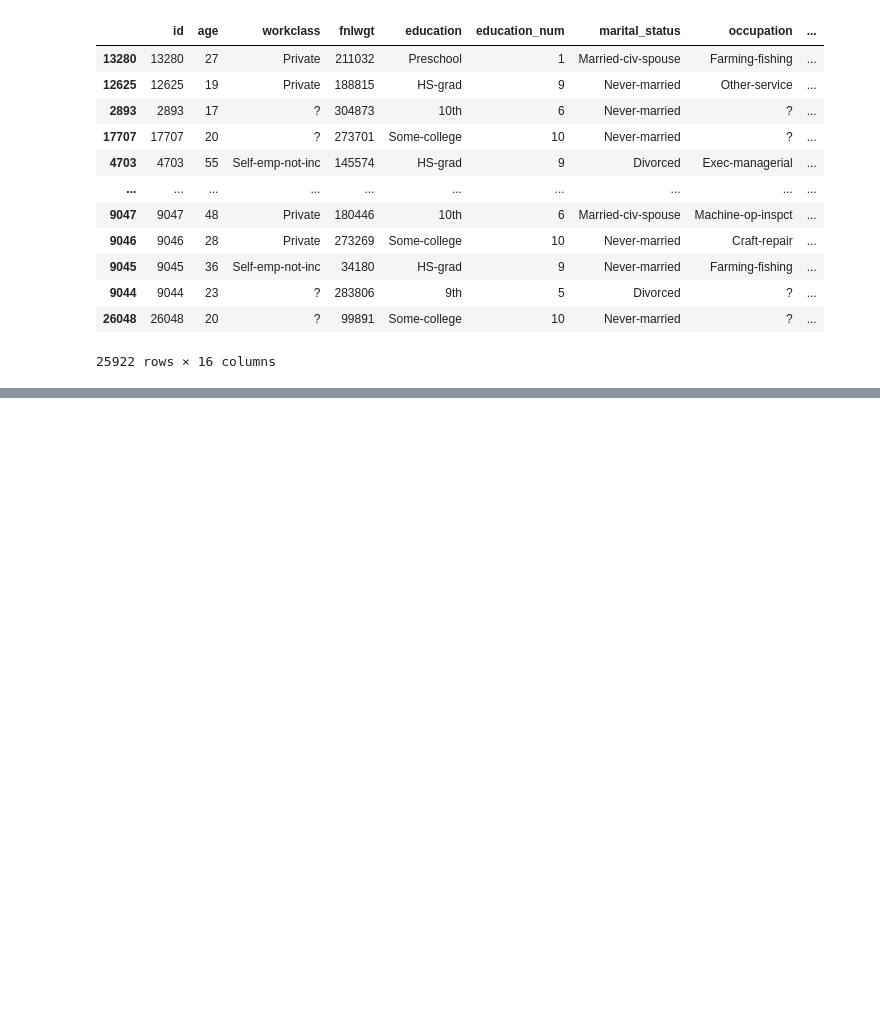
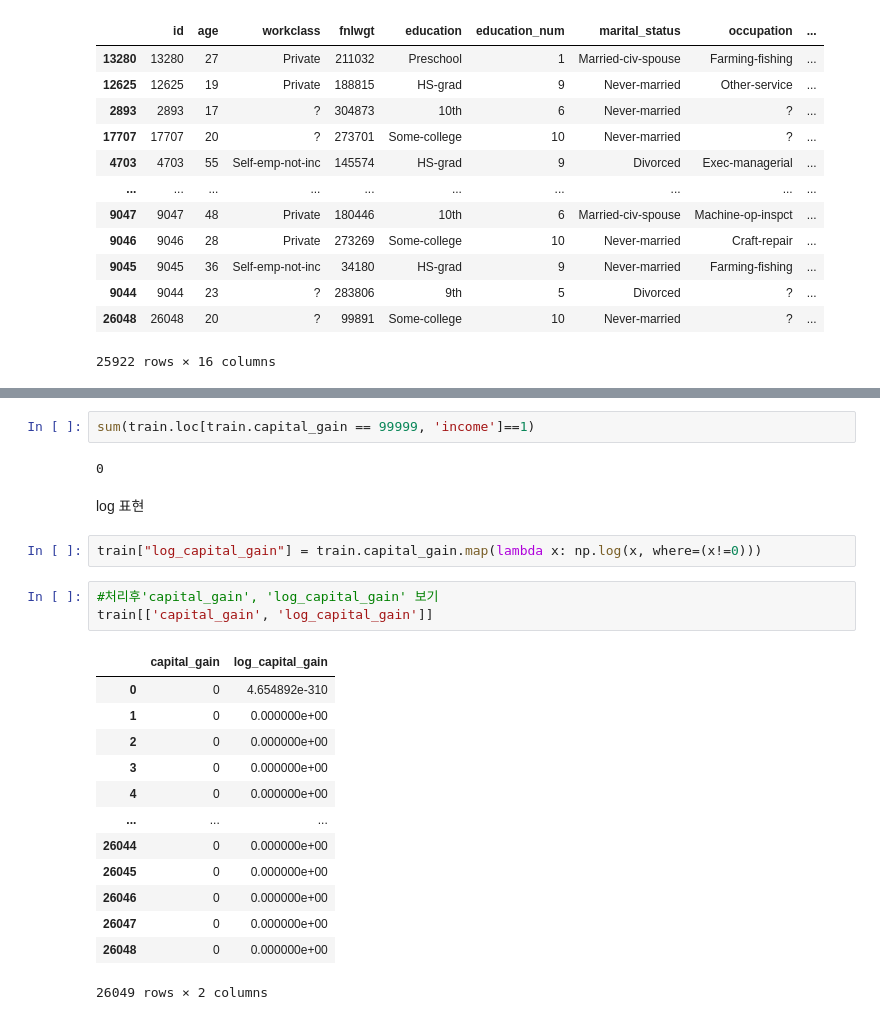
Before and after one commit to Kwangbin/Keras_Basic, a Jupyter notebook: kaggle_sk_001.ipynb, the cells around one changed output, grey strips where cells are left out. Drawn from its saved outputs; the diff is of its cells as text; blank space fills up the shorter version.

```diff
--- a/kaggle_sk_001.ipynb
+++ b/kaggle_sk_001.ipynb
@@ -544,0 +618,25 @@ train.loc[train.capital_gain < 99999].sort_values('capital_gain', ascending=Fals
+# %%
+sum(train.loc[train.capital_gain == 99999, 'income']==1)
+# %% [output]
+0
+# %% [markdown]
+log 표현
+# %%
+train["log_capital_gain"] = train.capital_gain.map(lambda x: np.log(x, where=(x!=0)))
+# %%
+#처리후'capital_gain', 'log_capital_gain' 보기
+train[['capital_gain', 'log_capital_gain']]
+# %% [output]
+|  | capital_gain | log_capital_gain |
+| 0 | 0 | 4.654892e-310 |
+| 1 | 0 | 0.000000e+00 |
+| 2 | 0 | 0.000000e+00 |
+| 3 | 0 | 0.000000e+00 |
+| 4 | 0 | 0.000000e+00 |
+| ... | ... | ... |
+| 26044 | 0 | 0.000000e+00 |
+| 26045 | 0 | 0.000000e+00 |
+| 26046 | 0 | 0.000000e+00 |
+| 26047 | 0 | 0.000000e+00 |
+| 26048 | 0 | 0.000000e+00 |
+26049 rows × 2 columns
```
Also changed, not shown: parts of 32 cells of this notebook.
